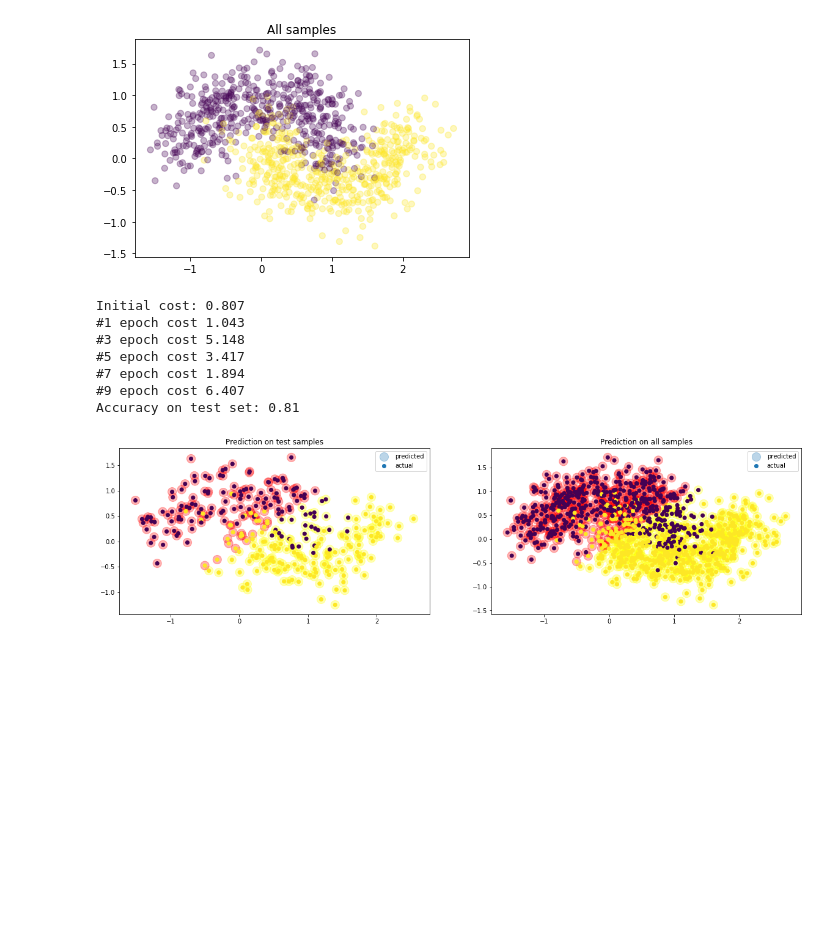
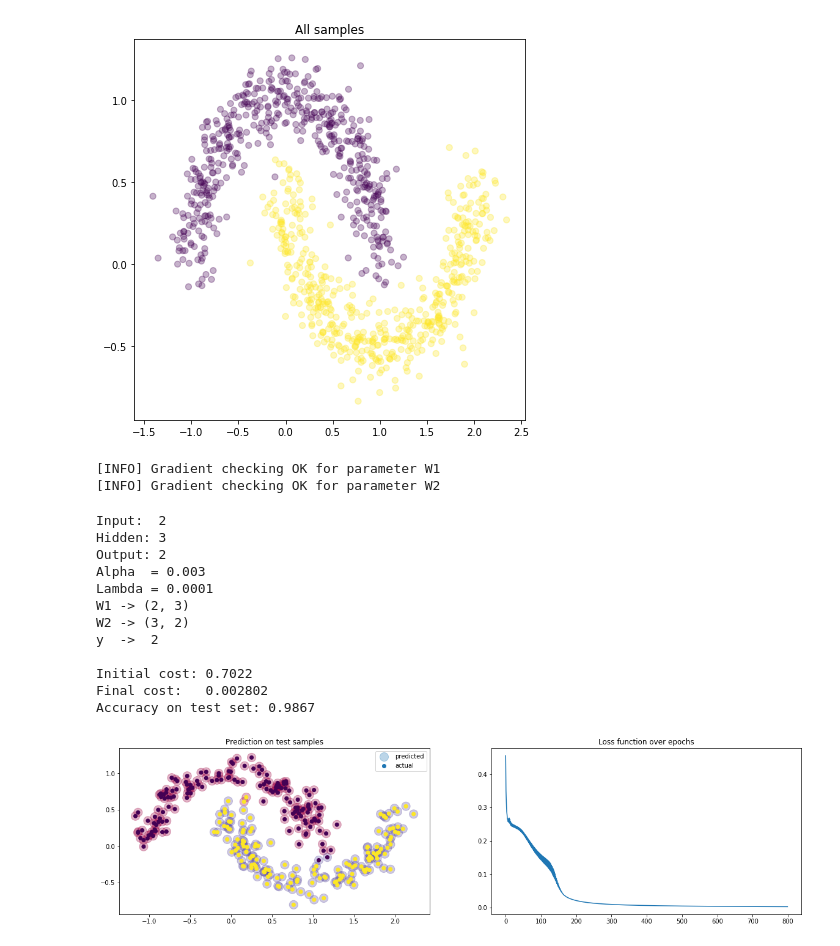
Before and after one commit to lzfelix/meta_learn, a Jupyter notebook: notebooks/neural_network.ipynb, the cells around one changed output. Drawn from its saved outputs; the diff is of its cells as text; code cells hidden in the pictures; blank space fills up the shorter version.

Commit message:
Adding neural network.

```diff
--- a/notebooks/neural_network.ipynb
+++ b/notebooks/neural_network.ipynb
@@ -7,18 +8,19 @@ import matplotlib.pyplot as plt
 AMOUNT_SAMPLES = 1000
 TRAIN_PART = int(0.7*AMOUNT_SAMPLES)
 # %%
-X, y = make_moons(n_samples=AMOUNT_SAMPLES, noise=0.3)
+X, y = make_moons(n_samples=AMOUNT_SAMPLES, noise=0.12)
+plt.figure(figsize=(7, 7))
 plt.title('All samples')
 plt.scatter(X[:, 0], X[:, 1], c=y, alpha=0.3)
 plt.show()
 
 X_train = X[:TRAIN_PART]
 y_train = y[:TRAIN_PART]
 
 X_test  = X[TRAIN_PART:]
 y_test = y[TRAIN_PART:]
 # %% [output]
-[figure, old version]
+[figure, new version]
 # %%
 class ForwardNN():
 
@@ -85,44 +160,55 @@ class ForwardNN():
+# %%
+# Neural Network architecture and hyperparameters
+
+n_features = 2
+n_hidden   = 3
+n_output   = 2
+
+alpha      = 0.003
+lambda_reg = 1e-4
+epochs     = 800
+
+# Creating a NN and checking if its backprop is working fine
+nn = ForwardNN(n_features, n_hidden, n_output, alpha, lambda_reg)
+nn.gradient_check(X_train[0][None], y_train[0][None], epsilon=0.05)
+# %% [output]
+[INFO] Gradient checking OK for parameter W1
+[INFO] Gradient checking OK for parameter W2
 # %%
-# Network architecture params
-n_features = 2
-n_hidden = 10
-n_output = 2
 
-# Hyperparameters
-alpha=0.01
-lambda_reg=1e-5
-epochs=10
-
-# Fitting
-nn = ForwardNN(n_features, n_hidden, n_output, alpha, lambda_reg)
-nn.fit(X_train, y_train, epochs)
+# Training
+epochno, losses = nn.fit(X_train, y_train, epochs, 1)
 
 # Visualization
 y_hat = nn.predict(X_test)
 print('Accuracy on test set: {:4.4}'.format(accuracy_score(y_test, y_hat)))
 
-y_hat_all = nn.predict(X)
 
+# Plotting
 plt.figure(figsize=(20,5))
 plt.subplot(121)
 plt.title('Prediction on test samples')
-plt.scatter(X_test[:, 0], X_test[:, 1], c=y_hat, alpha=0.3, cmap=plt.cm.autumn, s=200, label='predicted')
+plt.scatter(X_test[:, 0], X_test[:, 1], c=y_hat, alpha=0.3, cmap=plt.cm.Spectral, s=200, label='predicted')
 plt.scatter(X_test[:, 0], X_test[:, 1], c=y_test, alpha=1, label='actual')
 plt.legend()
 
 plt.subplot(122)
-plt.title('Prediction on all samples')
-plt.scatter(X[:, 0], X[:, 1], c=y_hat_all, alpha=0.3, cmap=plt.cm.autumn, s=200, label='predicted')
-plt.scatter(X[:, 0], X[:, 1], c=y, alpha=1, label='actual')
+plt.title('Loss function over epochs')
+plt.plot(epochno, losses)
 
 plt.legend()
 plt.show()
 # %% [output]
-Initial cost: 0.807
-#1 epoch cost 1.043
-#3 epoch cost 5.148
-#5 epoch cost 3.417
-#7 epoch cost 1.894
-#9 epoch cost 6.407
-Accuracy on test set: 0.81
+Input:  2
+Hidden: 3
+Output: 2
+Alpha  = 0.003
+Lambda = 0.0001
+W1 -> (2, 3)
+W2 -> (3, 2)
+y  ->  2
+
+Initial cost: 0.7022
+Final cost:   0.002802
+Accuracy on test set: 0.9867
-[figure, old version]
+[figure, new version]
```
Also changed, not shown: parts of 2 cells of this notebook.
